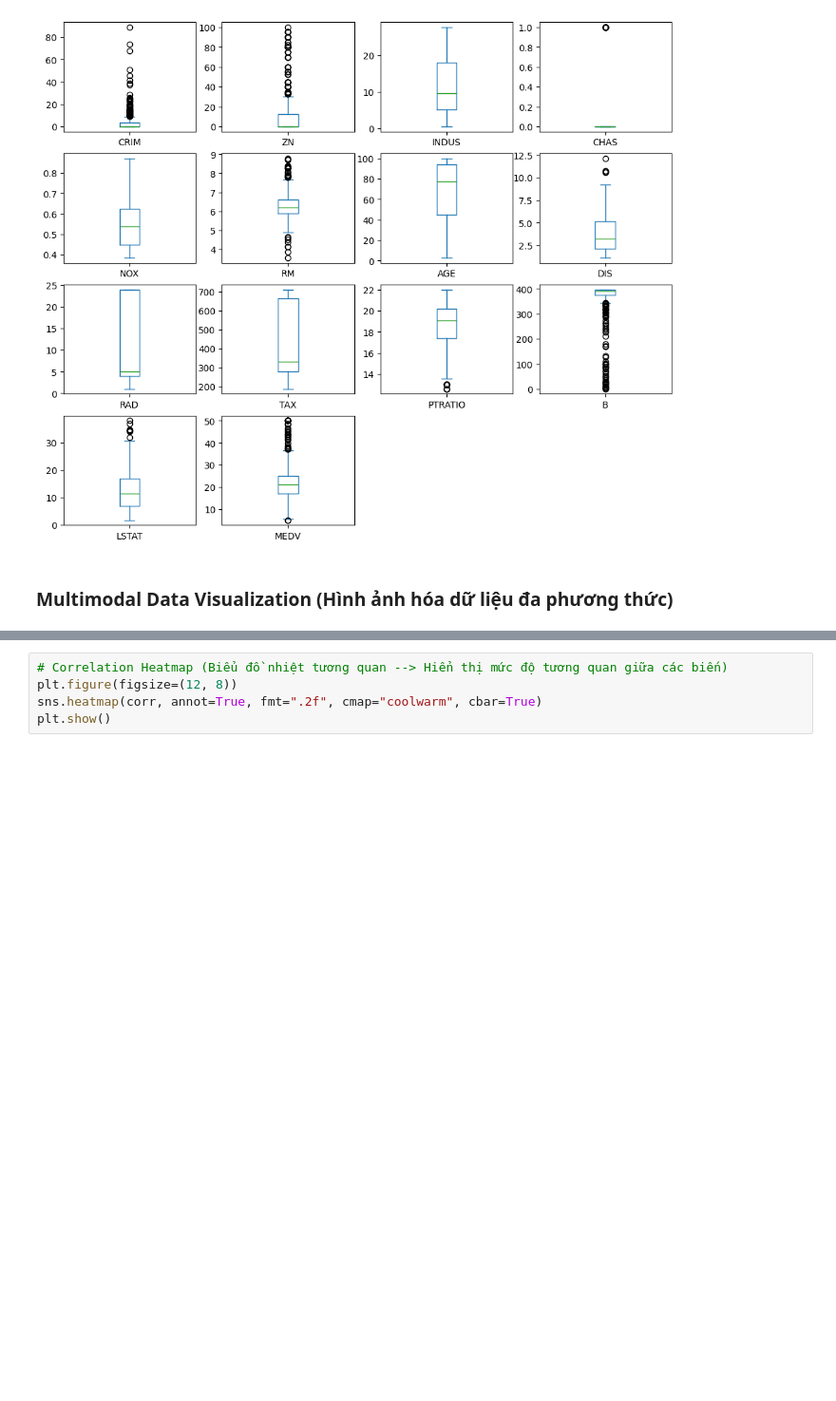
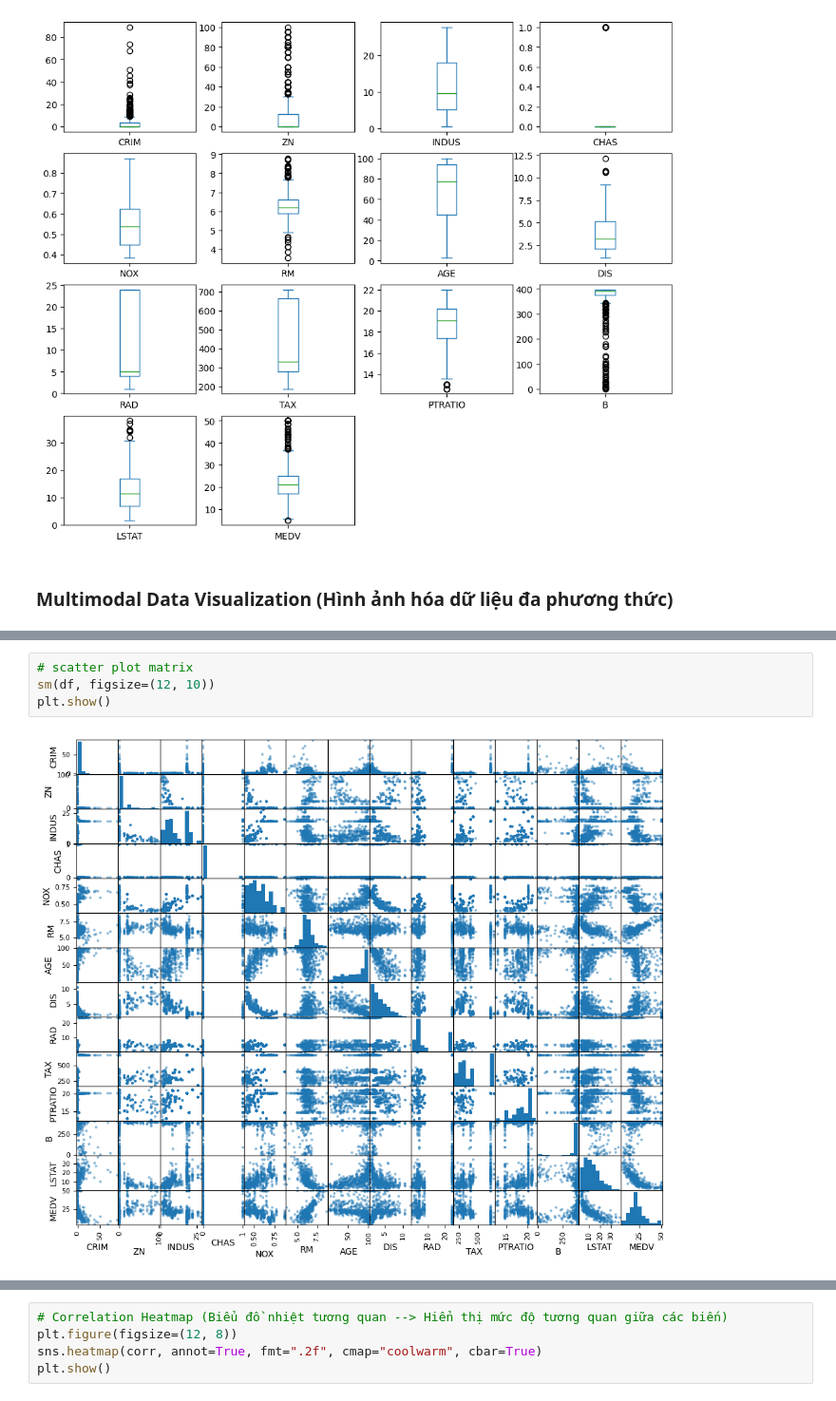
Before and after one commit to chplay2020/Machine-Learning-Mastery-with-Python, a Jupyter notebook: Part-III-Project/Chapter20/main.ipynb, the cells around one changed output, grey strips where cells are left out. Shown at 95% size. Saved outputs shown, nothing was run; the diff lists cells and outputs as text; blank space fills up the shorter version.

```diff
--- a/Part-III-Project/Chapter20/main.ipynb
+++ b/Part-III-Project/Chapter20/main.ipynb
@@ -264,0 +284,6 @@ plt.show()
+# %%
+# scatter plot matrix
+sm(df, figsize=(12, 10))
+plt.show()
+# %% [output]
+[figure, added]
```
Also changed, not shown: parts of 39 cells of this notebook.
